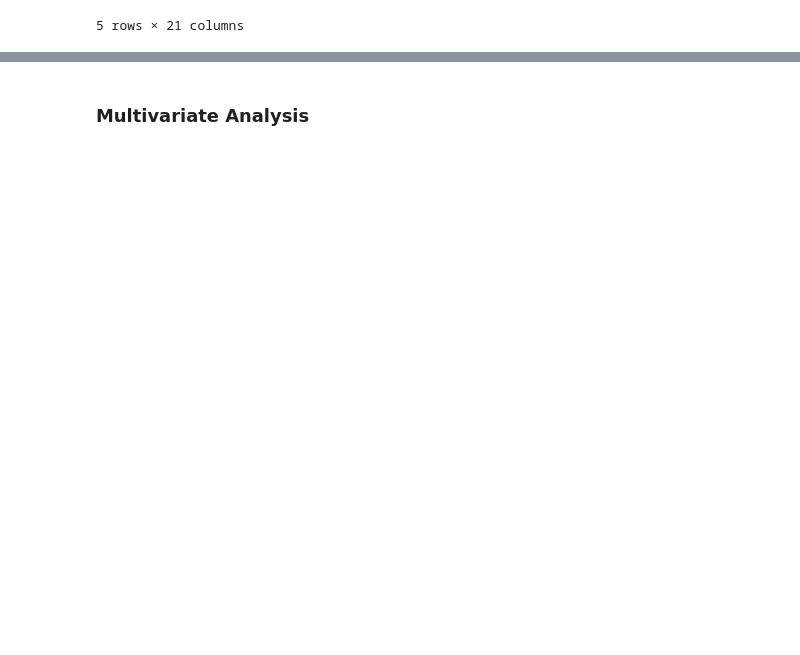
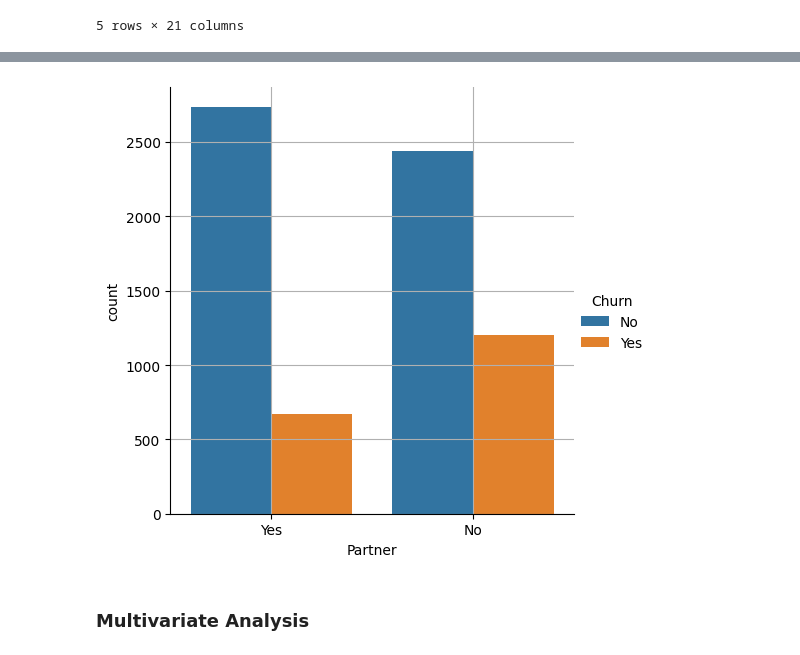
Before and after one commit to Priyanshu-Upadhyay-27/end-to-end-churn-ml, a Jupyter notebook: notebooks/EDA-Churn.ipynb, the cells around one changed output, grey strips where cells are left out. Saved outputs shown, nothing was run; the diff lists cells and outputs as text; code cells hidden in the pictures; blank space fills up the shorter version.

```diff
--- a/notebooks/EDA-Churn.ipynb
+++ b/notebooks/EDA-Churn.ipynb
@@ -119,2 +226,7 @@ sns.catplot(x = "gender", data = cf, kind = "count", hue = "churn") # male are m
+# %%
+sns.catplot(x = "Partner", data = cf, kind = "count", hue = "Churn")
+plt.grid(True)
+# %% [output]
+[figure, added]
 # %% [markdown]
 ### Multivariate Analysis
```
Also changed, not shown: parts of 7 cells of this notebook.
